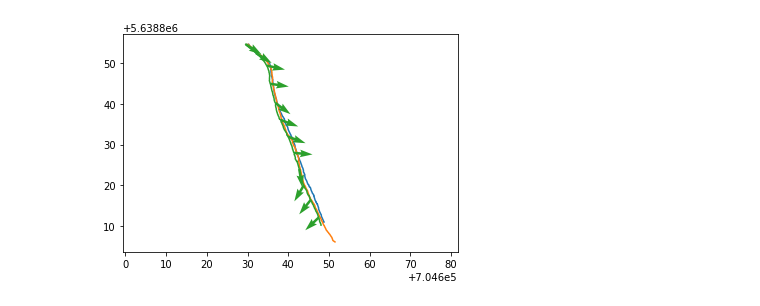
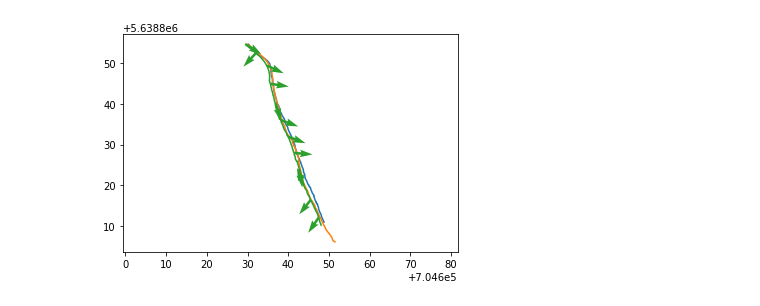
Before and after one commit to BrainsOnBoard/navbench, a Jupyter notebook: analysis/2020-11/forest.ipynb, the cells around one changed output. Cells and saved outputs as stored; diff of their text form; code cells hidden in the pictures.

```diff
--- a/analysis/2020-11/forest.ipynb
+++ b/analysis/2020-11/forest.ipynb
@@ -7,11 +7,14 @@ import matplotlib.pyplot as plt
 import navbench as nb
 from navbench import improc as ip
 import numpy as np
+import os
 
 
 IM_SIZE = (90, 25)
-PREPROC = ip.resize(*IM_SIZE)
+PREPROC = (ip.resize(*IM_SIZE), ip.histeq)
+# PREPROC = (ip.remove_sky_and_histeq, ip.resize(*IM_SIZE))
 SNAP_STEP = 25
+PROCESSES = None
 
 
 DB_ROOT = os.path.join(NAVBENCH_ROOT, 'datasets/rc_car/Stanmer_park_dataset/2611')
@@ -28,9 +31,10 @@ ax.axis('equal')
 heading_offset = dbs[0].calculate_heading_offset(0.25)
 image_sets = [db.read_images(preprocess=PREPROC) for db in dbs]
 
-snapshots = image_sets[0]
+snapshots = image_sets[0] + image_sets[1]
+# snapshots = image_sets[0]
 
-for db, test_images, colour in zip(dbs[1:], image_sets[1:], colours[1:]):
+for db, test_images, colour in zip(dbs[2:], image_sets[2:], colours[2:]):
     test_images = test_images[::SNAP_STEP]
 
     headings = heading_offset + nb.get_ridf_headings(test_images, snapshots)
@@ -48,10 +52,11 @@ Database contains 291 images
 # %%
 from navbench.infomax import *
 
-training_images = [*image_sets[0], *image_sets[1]]
+training_images = snapshots
 
 INFOMAX_SEED = 42
-ann = get_trained_network(training_images, INFOMAX_SEED)
+INFOMAX_LEARNING_RATE = InfoMax.DEFAULT_LEARNING_RATE
+ann = get_trained_network(training_images, INFOMAX_SEED, learning_rate=INFOMAX_LEARNING_RATE)
 
 _, ax = plt.subplots()
 colours = []
@@ -63,7 +68,7 @@ ax.axis('equal')
 for db, test_images, colour in zip([dbs[2]], [image_sets[2]], [colours[2]]):
     test_images = test_images[::SNAP_STEP]
 
-    headings = heading_offset + get_infomax_headings(ann, test_images)
+    headings = heading_offset + get_infomax_headings(ann, test_images, processes=PROCESSES)
     u = np.cos(headings)
     v = np.sin(headings)
     ax.quiver(db.x[::SNAP_STEP], db.y[::SNAP_STEP], u, v, color=colour, zorder=10);
@@ -75 +81 @@ get_infomax_headings() took 11.4663 s to run (without caching)
-[figure, old version]
+[figure, new version]
```
Also changed, not shown: parts of 2 cells of this notebook.
